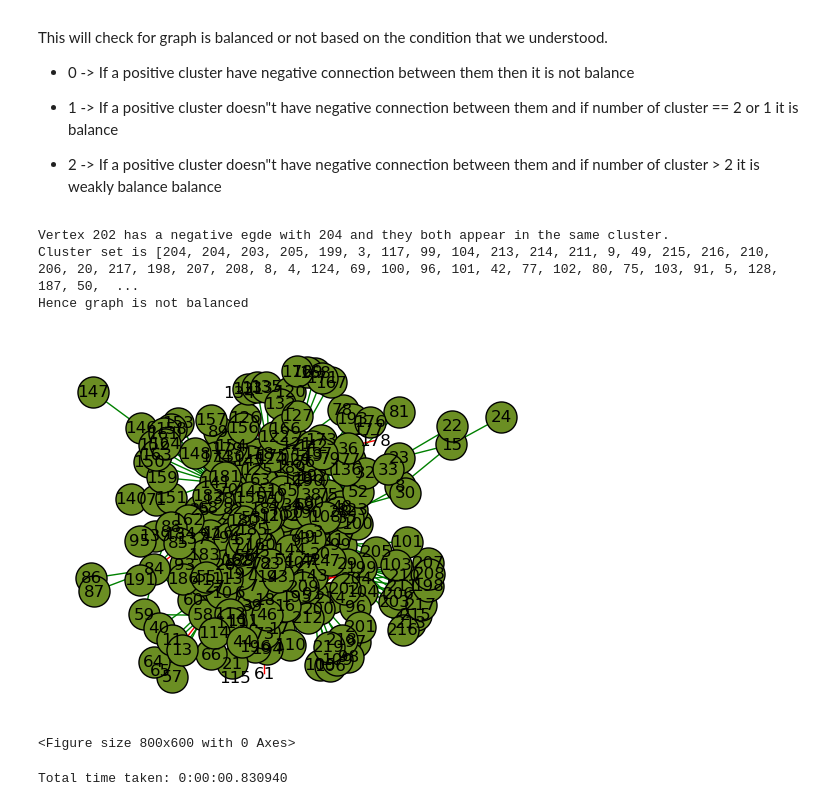
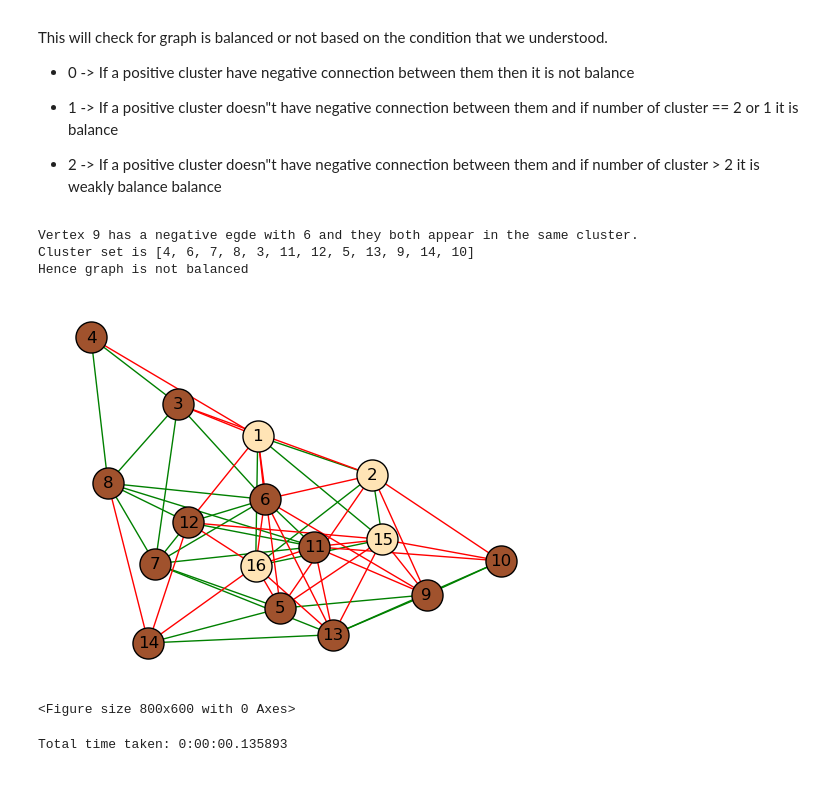
Before and after one commit to vinothvk99/Defensive-Alliance-with-Signed-Graph, a Jupyter notebook: Meeting_1/task_3.ipynb, the cells around one changed output. Cells and saved outputs as stored; diff of their text form; code cells hidden in the pictures.

```diff
--- a/Meeting_1/task_3.ipynb
+++ b/Meeting_1/task_3.ipynb
@@ -49,7 +49,7 @@ def generate_random_signed_graphs(n, p_plus, p_minus):
 
     return signed_graph
 
-def preparing_graph_edges(random_graph):
+def preparing_graph(random_graph):
     graph = {}
     for nodes in random_graph:
         source, target, weight = nodes
@@ -60,6 +60,15 @@ def preparing_graph_edges(random_graph):
         graph[source].append((target, weight['sign']))
         graph[target].append((source, weight['sign']))
     return graph
+
+def preparing_edges_to_visualize(file_path):
+    edges = []
+    with open(file_path, "r") as file:
+        for line in file:
+            #u, v, sign = map(int, line.strip().split("\t"))
+            u, v, sign = map(int, re.split(r'\t|\s+', line.strip()))
+            edges.append((u, v, {'sign': sign}))
+    return edges
 
 
 def find_pos_and_neg(graph):
@@ -161,18 +170,13 @@ start_time = time.monotonic()
 
 # code set 1
 # Read the signed graph from the text file
-file_path = r"/Users/mac/Desktop/Desktop/RCS_Signed_Graph/Meeting_1/graph_test_files/convote.txt"
+file_path = r"/Users/mac/Desktop/Desktop/RCS_Signed_Graph/Meeting_1/graph_test_files/Highland.txt"
 
 # preparing edges to check whether the graph is balanced or not
 graph = read_signed_graph_from_file(file_path)
 
 # preparing edges to color the node clusters
-edges = []
-with open(file_path, "r") as file:
-    for line in file:
-        #u, v, sign = map(int, line.strip().split("\t"))
-        u, v, sign = map(int, re.split(r'\t|\s+', line.strip()))
-        edges.append((u, v, {'sign': sign}))
+edges = preparing_edges_to_visualize(file_path)
 # --------------------------------------------------------------------------------------------------------------
 
 # ==> Note 2: We can use this code to generate random graph
@@ -183,7 +187,7 @@ with open(file_path, "r") as file:
 # p_plus = 0.3
 # p_minus = 0.2
 # edges = generate_random_signed_graphs(n_vertices, p_plus, p_minus)
-# graph = preparing_graph_edges(edges)
+# graph = preparing_graph(edges)
 # ----------------------------------------------------------------------------------------------------------------
 # use any one code set above
 
@@ -221,35 +225,35 @@ if(is_balanced == 2):
 # Create a signed graph
 signed_graph = nx.Graph()
 signed_graph.add_edges_from(edges)
 
 # Visualization
 pos = nx.spring_layout(signed_graph)
 positive_edges = [(u, v) for u, v, data in signed_graph.edges(data=True) if data['sign'] == 1]
 negative_edges = [(u, v) for u, v, data in signed_graph.edges(data=True) if data['sign'] == -1]
 
 all_colors = list(mcolors.CSS4_COLORS.keys())
 random.shuffle(all_colors)
 
 # Create a dictionary to map clusters to colors
 cluster_colors = {tuple(cluster): all_colors[i % len(all_colors)] for i, cluster in enumerate(clu)}
 
 for cluster in clu:
     color = cluster_colors[tuple(cluster)]
     nx.draw_networkx_nodes(signed_graph, pos, nodelist = cluster, node_color=color, node_size=500, edgecolors='black', linewidths=1.0)
 nx.draw_networkx_edges(signed_graph, pos, edgelist=positive_edges, edge_color='green')
 nx.draw_networkx_edges(signed_graph, pos, edgelist=negative_edges, edge_color='red')
 nx.draw_networkx_labels(signed_graph, pos, font_size=12, font_color='black')
 
 plt.axis('off')
 plt.figure(figsize=(8,6))
 plt.show()
 
 end_time = time.monotonic()
 print("Total time taken:",timedelta(seconds=end_time - start_time))
 # %% [output]
-Vertex 202 has a negative egde with 204 and they both appear in the same cluster.
-Cluster set is [204, 204, 203, 205, 199, 3, 117, 99, 104, 213, 214, 211, 9, 49, 215, 216, 210, 206, 20, 217, 198, 207, 208, 8, 4, 124, 69, 100, 96, 101, 42, 77, 102, 80, 75, 103, 91, 5, 128, 187, 50,  ...
+Vertex 9 has a negative egde with 6 and they both appear in the same cluster.
+Cluster set is [4, 6, 7, 8, 3, 11, 12, 5, 13, 9, 14, 10]
 Hence graph is not balanced
-[figure, old version]
+[figure, new version]
 <Figure size 800x600 with 0 Axes>
-Total time taken: 0:00:00.830940
+Total time taken: 0:00:00.135893
```
Also changed, not shown: 1 other file.
